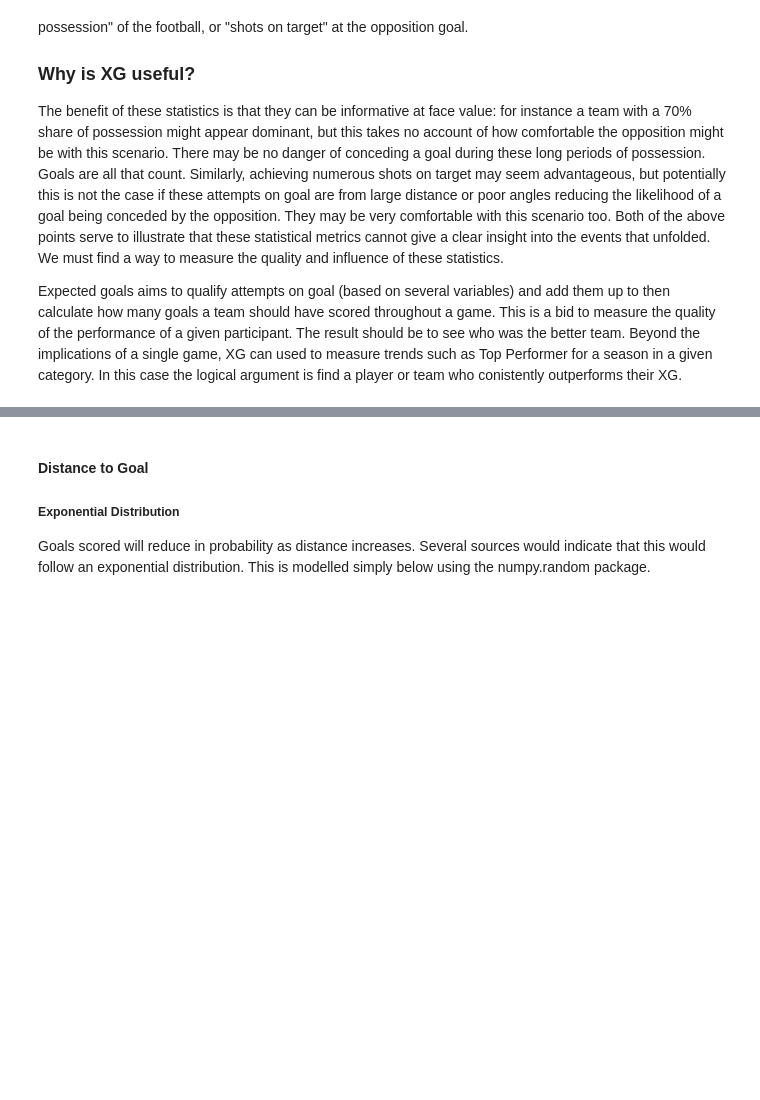
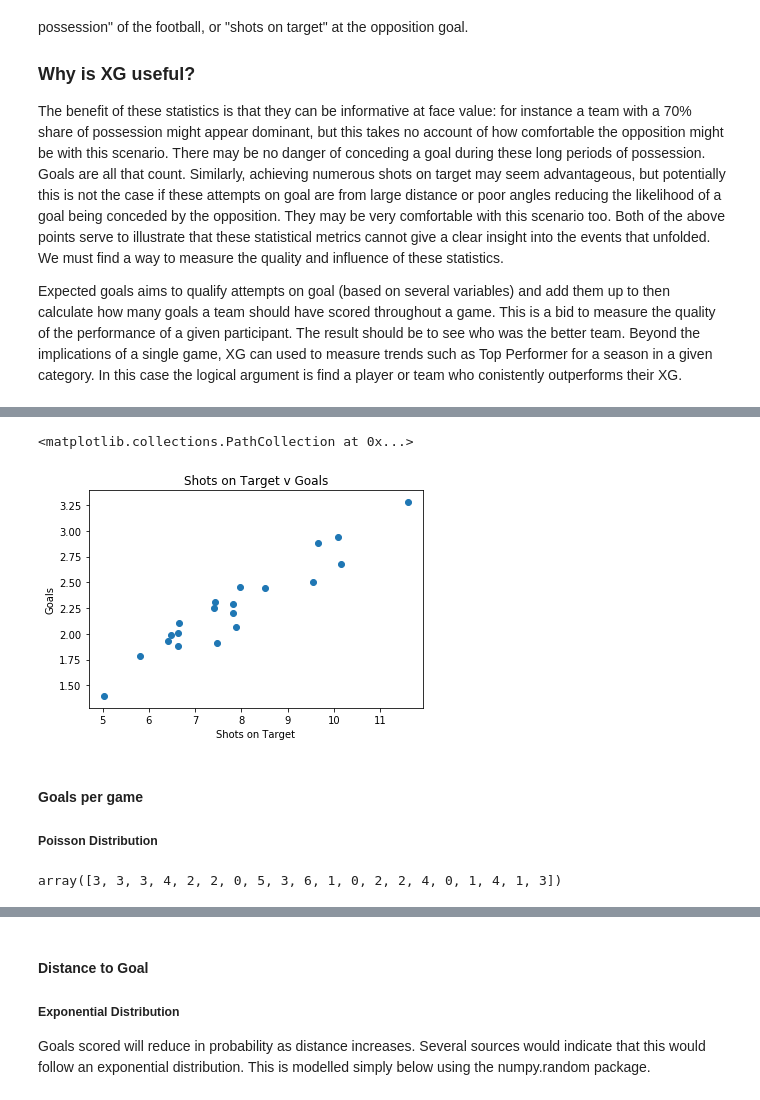
Before and after one commit to G00364690/PDA-Project, a Jupyter notebook: PDA-Project.ipynb, the cells around one changed output, grey strips where cells are left out. Cells and saved outputs as stored; diff of their text form; code cells hidden in the pictures; blank space fills up the shorter version.

```diff
--- a/PDA-Project.ipynb
+++ b/PDA-Project.ipynb
@@ -90,0 +124,28 @@ Given the erratic nature of football results and relatively large standard devia
+# %%
+
+y = (x + 2*np.random((1,20)))/4
+
+plt.xlabel("Shots on Target")
+plt.ylabel("Goals")
+plt.title("Shots on Target v Goals")
+
+plt.scatter(x,y)
+# %% [output]
+<matplotlib.collections.PathCollection at 0x...>
+[figure, added]
+# %% [markdown]
+#### Goals per game
+
+##### Poisson Distribution
+# %%
+import numpy.random as np
+import matplotlib.pyplot as plt
+import seaborn as sns
+import pandas as pd
+
+%matplotlib inline
+
+gpg = np.poisson(2.5,20)
+gpg
+# %% [output]
+array([3, 3, 3, 4, 2, 2, 0, 5, 3, 6, 1, 0, 2, 2, 4, 0, 1, 4, 1, 3])
```
Also changed, not shown: parts of 13 cells of this notebook.
